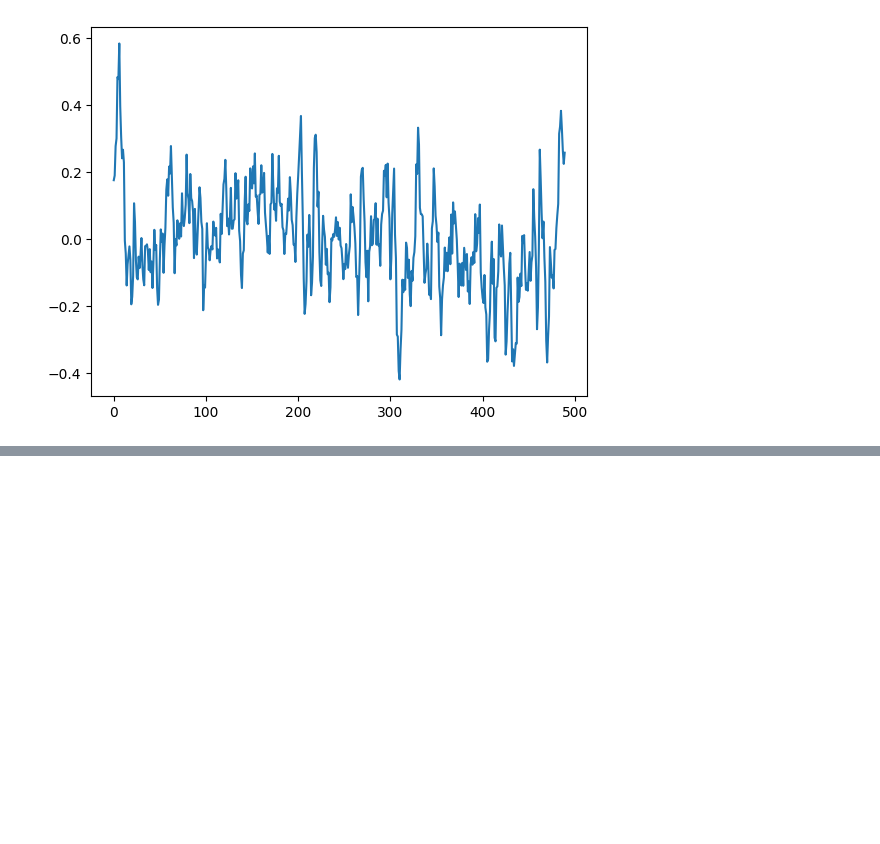
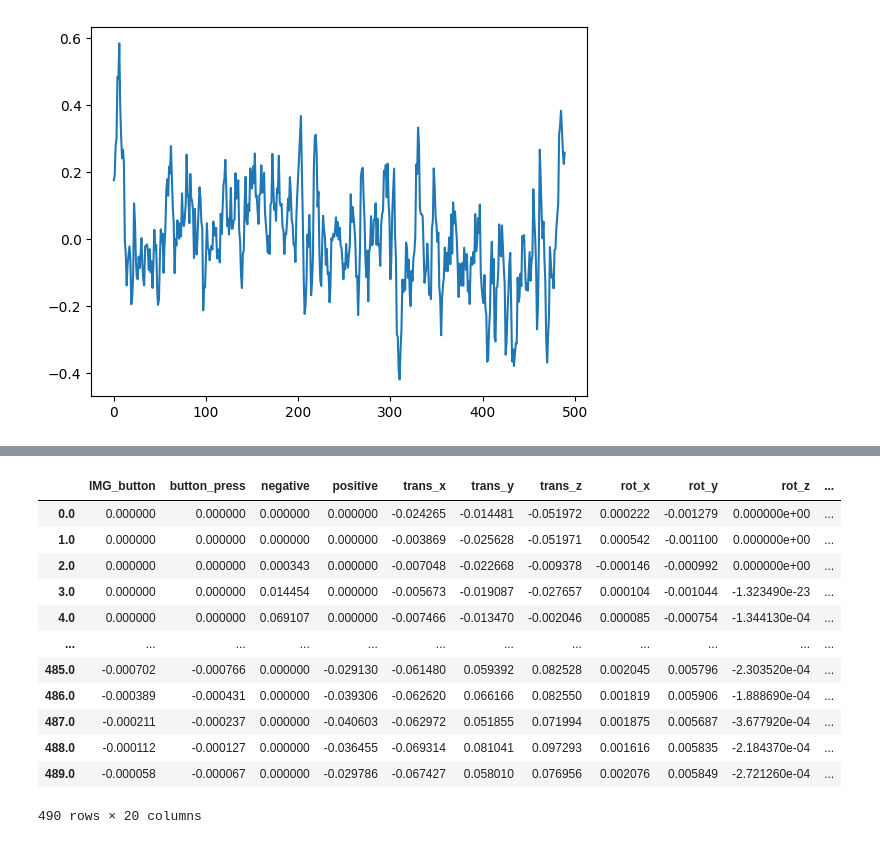
Before and after one commit to laurabpaulsen/fMRI_analysis, a Jupyter notebook: sanity_checks.ipynb, the cells around one changed output, grey strips where cells are left out. Saved outputs shown, nothing was run; the diff lists cells and outputs as text; code cells hidden in the pictures; blank space fills up the shorter version.

```diff
--- a/sanity_checks.ipynb
+++ b/sanity_checks.ipynb
@@ -84,3 +99,19 @@ visual_bold = np.mean(masked_data, axis=1)
+# %%
+subject_flm.design_matrices_[0]
+# %% [output]
+|  | IMG_button | button_press | negative | positive | trans_x | trans_y | trans_z | rot_x | rot_y | rot_z | ... |
+| 0.0 | 0.000000 | 0.000000 | 0.000000 | 0.000000 | -0.024265 | -0.014481 | -0.051972 | 0.000222 | -0.001279 | 0.000000e+00 | ... |
+| 1.0 | 0.000000 | 0.000000 | 0.000000 | 0.000000 | -0.003869 | -0.025628 | -0.051971 | 0.000542 | -0.001100 | 0.000000e+00 | ... |
+| 2.0 | 0.000000 | 0.000000 | 0.000343 | 0.000000 | -0.007048 | -0.022668 | -0.009378 | -0.000146 | -0.000992 | 0.000000e+00 | ... |
+| 3.0 | 0.000000 | 0.000000 | 0.014454 | 0.000000 | -0.005673 | -0.019087 | -0.027657 | 0.000104 | -0.001044 | -1.323490e-23 | ... |
+| 4.0 | 0.000000 | 0.000000 | 0.069107 | 0.000000 | -0.007466 | -0.013470 | -0.002046 | 0.000085 | -0.000754 | -1.344130e-04 | ... |
+| ... | ... | ... | ... | ... | ... | ... | ... | ... | ... | ... | ... |
+| 485.0 | -0.000702 | -0.000766 | 0.000000 | -0.029130 | -0.061480 | 0.059392 | 0.082528 | 0.002045 | 0.005796 | -2.303520e-04 | ... |
+| 486.0 | -0.000389 | -0.000431 | 0.000000 | -0.039306 | -0.062620 | 0.066166 | 0.082550 | 0.001819 | 0.005906 | -1.888690e-04 | ... |
+| 487.0 | -0.000211 | -0.000237 | 0.000000 | -0.040603 | -0.062972 | 0.051855 | 0.071994 | 0.001875 | 0.005687 | -3.677920e-04 | ... |
+| 488.0 | -0.000112 | -0.000127 | 0.000000 | -0.036455 | -0.069314 | 0.081041 | 0.097293 | 0.001616 | 0.005835 | -2.184370e-04 | ... |
+| 489.0 | -0.000058 | -0.000067 | 0.000000 | -0.029786 | -0.067427 | 0.058010 | 0.076956 | 0.002076 | 0.005849 | -2.721260e-04 | ... |
+490 rows × 20 columns
 # %%
 # plot the average time series with event markers
 fig, ax = plt.subplots(figsize=(15, 5))
```
Also changed, not shown: parts of 2 cells of this notebook.
